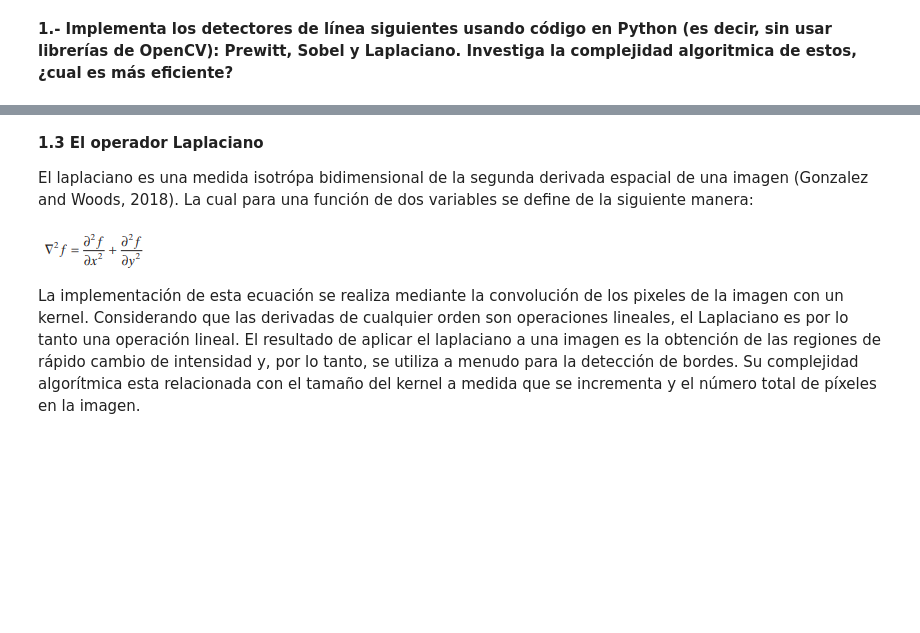
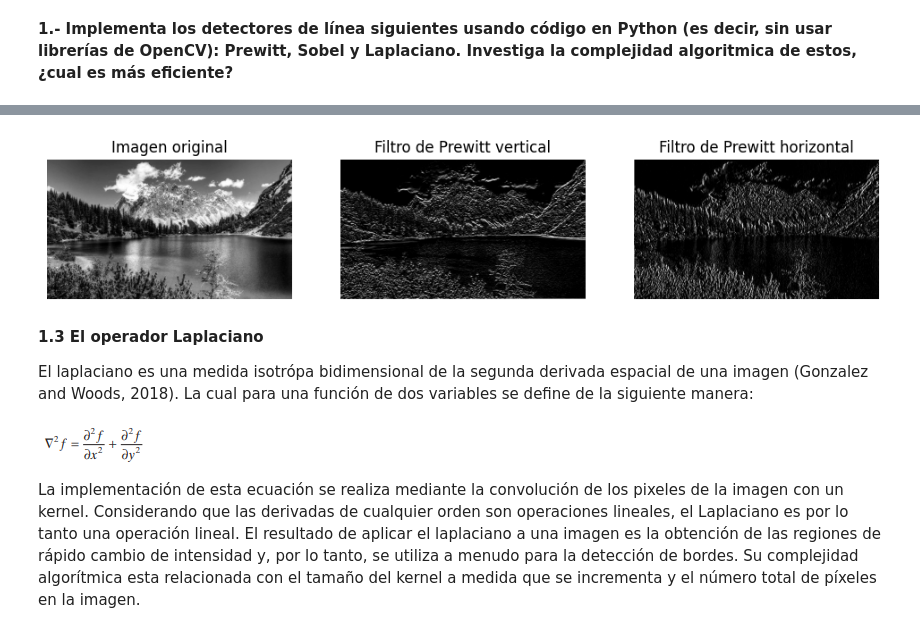
Before and after one commit to Alfonso-Garibay/computer-vision-course-Equipo-15, a Jupyter notebook: 4_convolution.ipynb, the cells around one changed output, grey strips where cells are left out. Cells and saved outputs as stored; diff of their text form; code cells hidden in the pictures; blank space fills up the shorter version.

Commit message:
adding prewitt

```diff
--- a/4_convolution.ipynb
+++ b/4_convolution.ipynb
@@ -326,3 +373,37 @@ display(input, output)
+# %%
+import matplotlib.pyplot as plt
+
+# Cargamos la imagen original
+img = cv2.imread('data/image.jpg', 0).astype(float)
+
+# Aplicamos el filtro de Prewitt
+out_vertical, out_horizontal = prewitt_filter(img, kernel_size=3)
+
+# Creamos una figura para mostrar los resultados
+plt.figure(figsize=(12, 6))
+
+# Mostramos la imagen original
+plt.subplot(1, 3, 1)
+plt.imshow(img, cmap='gray')
+plt.title('Imagen original')
+plt.axis('off')
+
+# Mostramos la imagen filtrada verticalmente
+plt.subplot(1, 3, 2)
+plt.imshow(out_vertical, cmap='gray')
+plt.title('Filtro de Prewitt vertical')
+plt.axis('off')
+
+# Mostramos la imagen filtrada horizontalmente
+plt.subplot(1, 3, 3)
+plt.imshow(out_horizontal, cmap='gray')
+plt.title('Filtro de Prewitt horizontal')
+plt.axis('off')
+
+# Mostramos la figura
+plt.show()
+# %% [output]
+[figure, added]
 # %% [markdown]
 
 **1.3 El operador Laplaciano**
```
Also changed, not shown: parts of 2 cells of this notebook.
